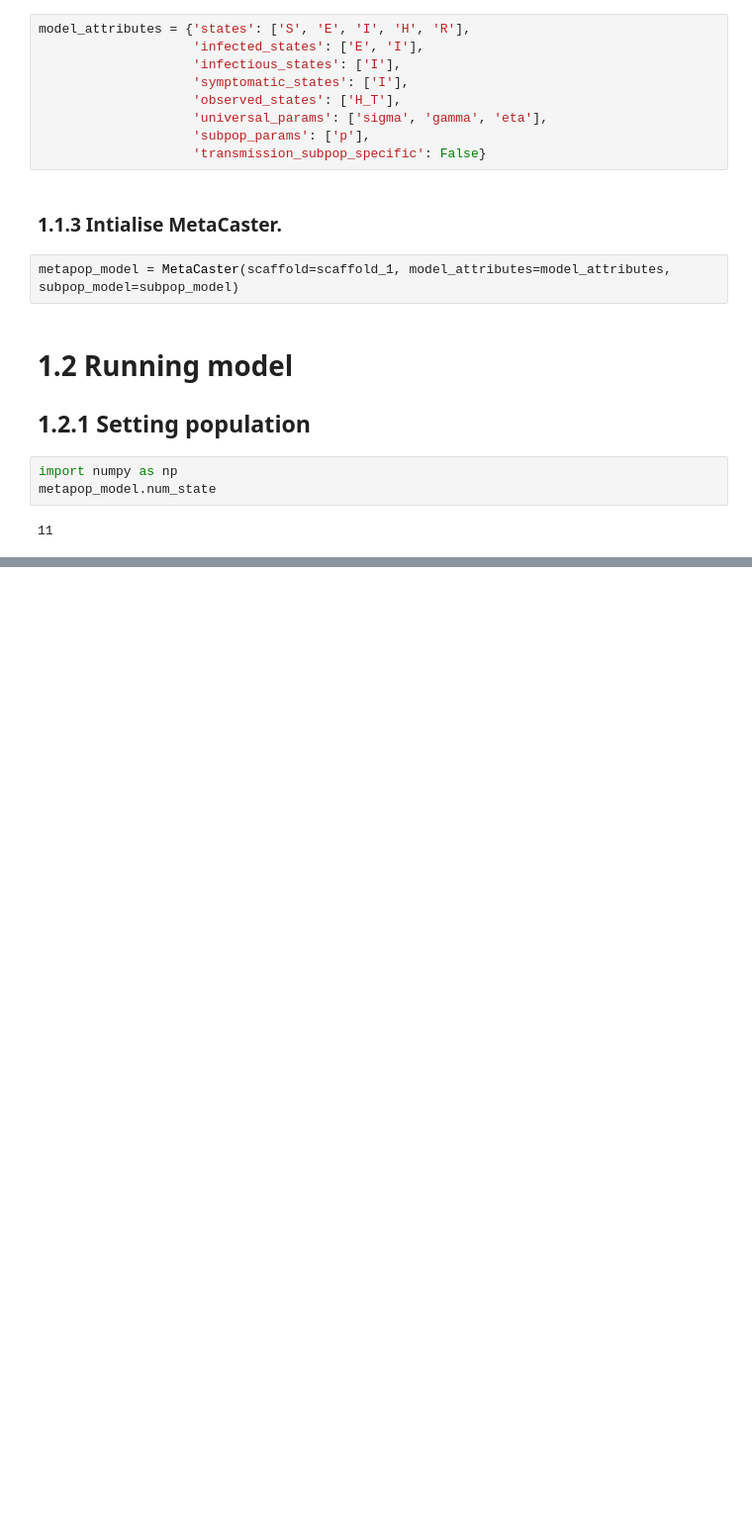
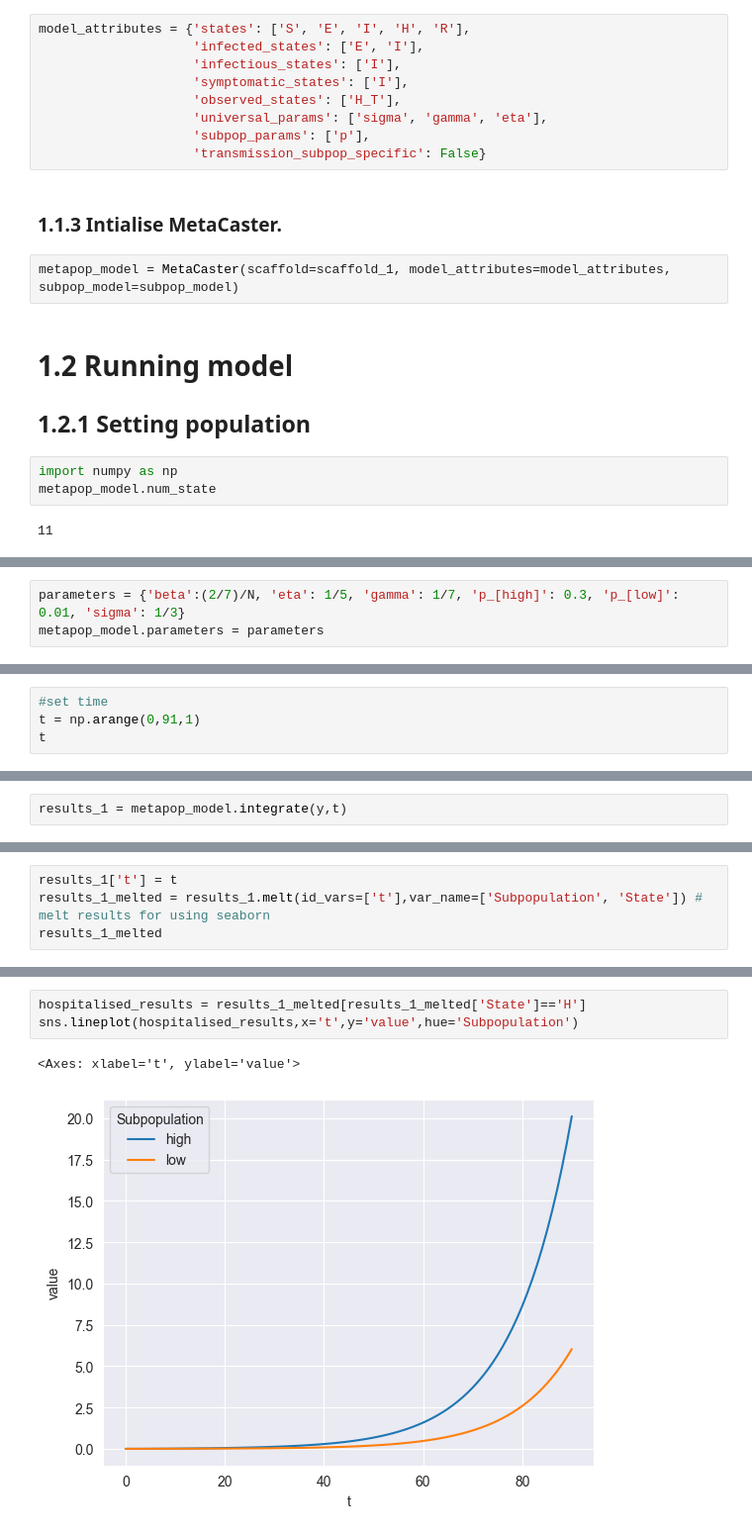
Before and after one commit to m-d-grunnill/MetaCast, a Jupyter notebook: demo/Basic_Demonstration.ipynb, the cells around one changed output, grey strips where cells are left out. Shown at 99% size. Drawn from its saved outputs; the diff is of its cells as text; blank space fills up the shorter version.

Commit message:
Basic_Demonstration.ipynb finished sections on: * High low risk subpopulation simulations. * Infection seeder.
As a result did some resulting debugging.

```diff
--- a/demo/Basic_Demonstration.ipynb
+++ b/demo/Basic_Demonstration.ipynb
@@ -118,0 +124,3 @@ len(['high'])
+# %%
+parameters = {'beta':(2/7)/N, 'eta': 1/5, 'gamma': 1/7, 'p_[high]': 0.3, 'p_[low]': 0.01, 'sigma': 1/3}
+metapop_model.parameters = parameters
@@ -118,0 +129,4 @@ len(['high'])
+# %%
+#set time
+t = np.arange(0,91,1)
+t
@@ -118,0 +140,2 @@ len(['high'])
+# %%
+results_1 = metapop_model.integrate(y,t)
@@ -118,0 +163,4 @@ len(['high'])
+# %%
+results_1['t'] = t
+results_1_melted = results_1.melt(id_vars=['t'],var_name=['Subpopulation', 'State']) # melt results for using seaborn
+results_1_melted
@@ -118,0 +181,6 @@ len(['high'])
+# %%
+hospitalised_results = results_1_melted[results_1_melted['State']=='H']
+sns.lineplot(hospitalised_results,x='t',y='value',hue='Subpopulation')
+# %% [output]
+<Axes: xlabel='t', ylabel='value'>
+[figure, added]
```
Also changed, not shown: parts of 30 cells of this notebook, 2 other files.
